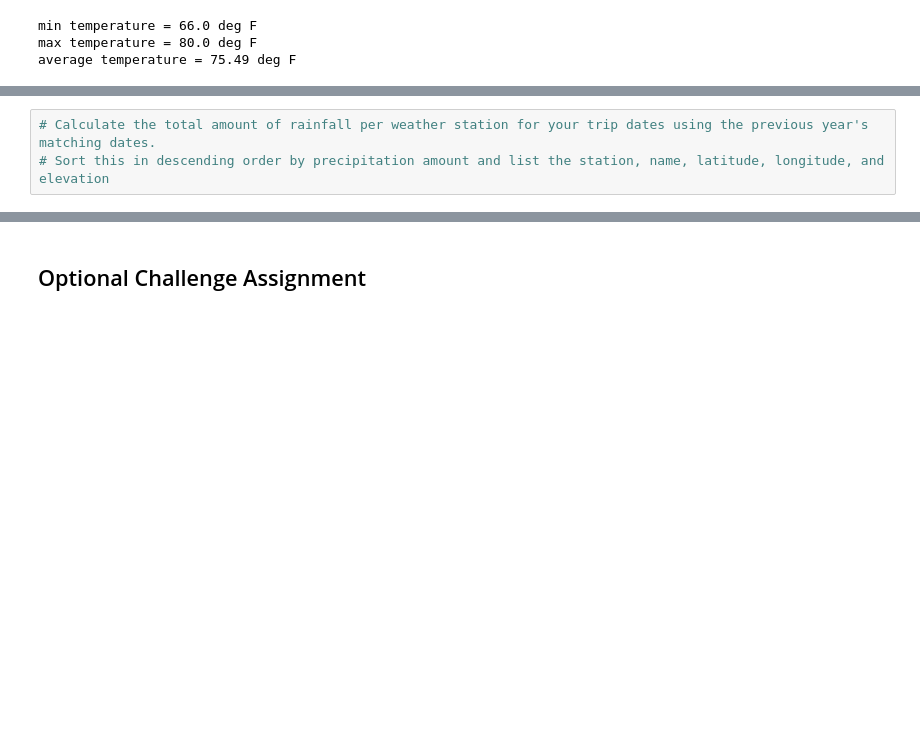
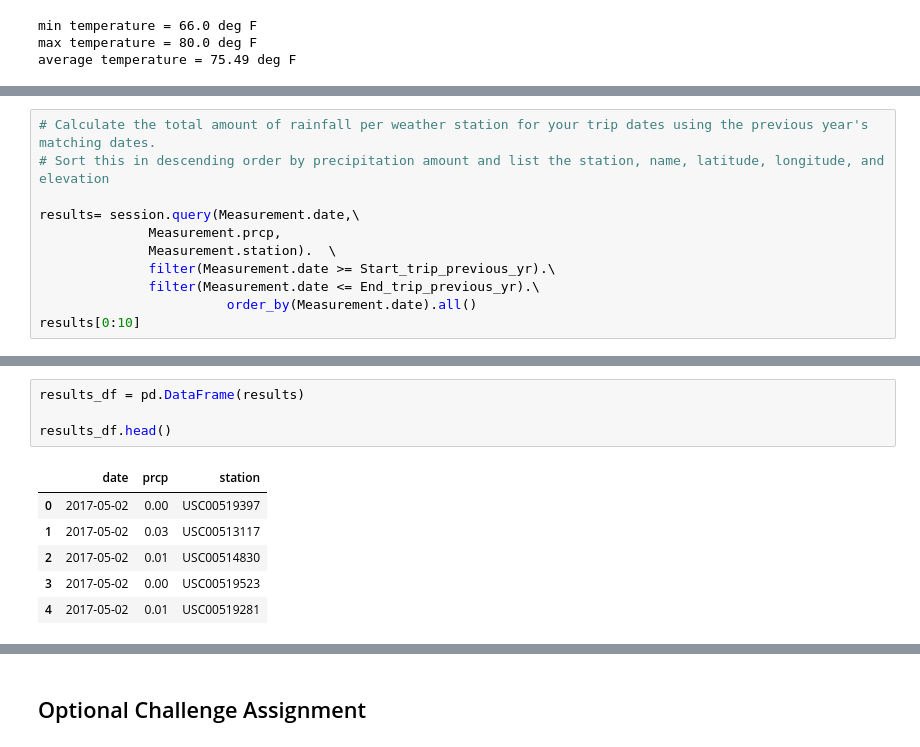
Before and after one commit to pikako77/HW10, a Jupyter notebook: climate_starter.ipynb, the cells around one changed output, grey strips where cells are left out. Cells and saved outputs as stored; diff of their text form; blank space fills up the shorter version.

```diff
--- a/climate_starter.ipynb
+++ b/climate_starter.ipynb
@@ -505,3 +512,11 @@ plt.ylim(0,100)
 # %%
 # Calculate the total amount of rainfall per weather station for your trip dates using the previous year's matching dates.
 # Sort this in descending order by precipitation amount and list the station, name, latitude, longitude, and elevation
+
+results= session.query(Measurement.date,\
+              Measurement.prcp,
+              Measurement.station).  \
+              filter(Measurement.date >= Start_trip_previous_yr).\
+              filter(Measurement.date <= End_trip_previous_yr).\
+                        order_by(Measurement.date).all()
+results[0:10]
@@ -507,0 +534,11 @@ plt.ylim(0,100)
+# %%
+results_df = pd.DataFrame(results)
+
+results_df.head()
+# %% [output]
+|  | date | prcp | station |
+| 0 | 2017-05-02 | 0.00 | USC00519397 |
+| 1 | 2017-05-02 | 0.03 | USC00513117 |
+| 2 | 2017-05-02 | 0.01 | USC00514830 |
+| 3 | 2017-05-02 | 0.00 | USC00519523 |
+| 4 | 2017-05-02 | 0.01 | USC00519281 |
```
Also changed, not shown: parts of 6 cells of this notebook.
